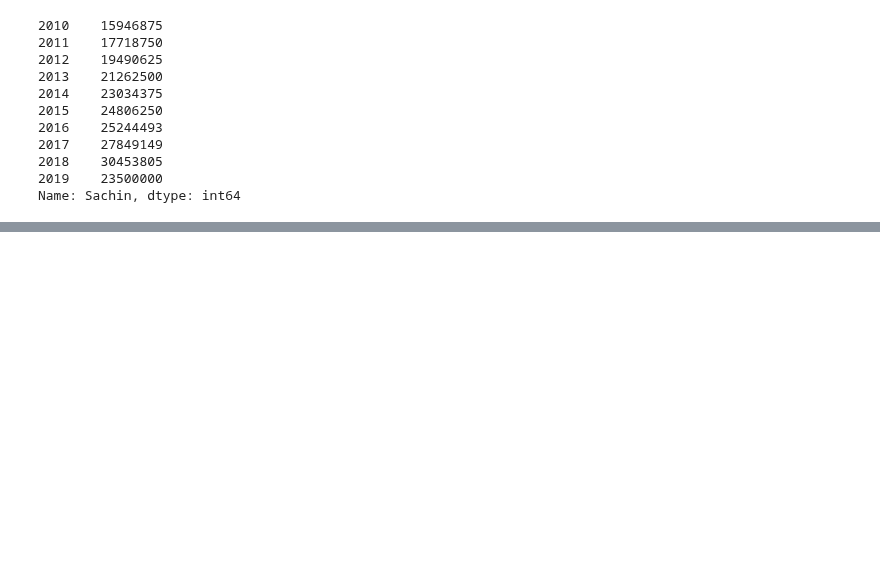
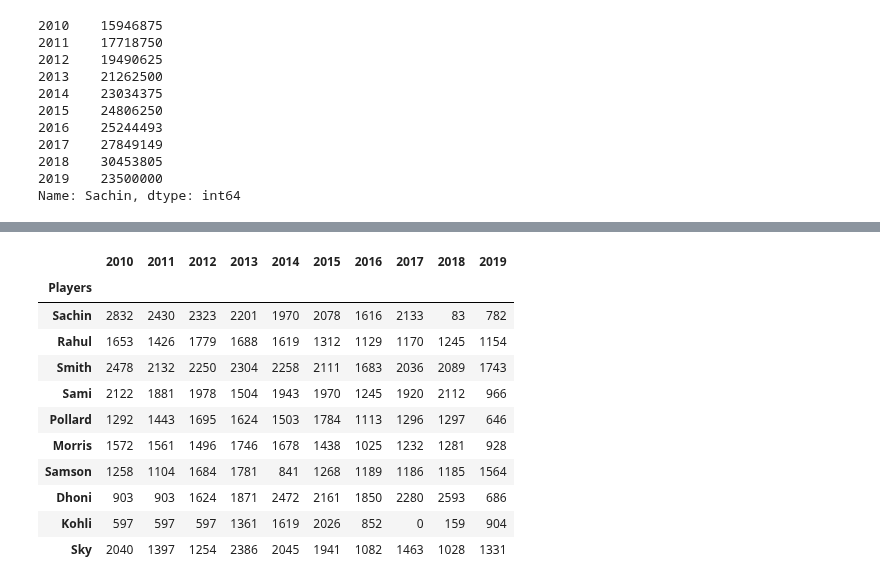
Before and after one commit to corpsedust/NareshIT, a Jupyter notebook: Self-practice(Tasks and IQ stuff)/IPL_DataAnalysis.ipynb, the cells around one changed output, grey strips where cells are left out. Cells and saved outputs as stored; diff of their text form; code cells hidden in the pictures; blank space fills up the shorter version.

```diff
--- a/Self-practice(Tasks and IQ stuff)/IPL_DataAnalysis.ipynb
+++ b/Self-practice(Tasks and IQ stuff)/IPL_DataAnalysis.ipynb
@@ -355,0 +389,15 @@ Name: Sachin, dtype: int64
+# %%
+df3
+# %% [output]
+|  | 2010 | 2011 | 2012 | 2013 | 2014 | 2015 | 2016 | 2017 | 2018 | 2019 |
+| Players |  |  |  |  |  |  |  |  |  |  |
+| Sachin | 2832 | 2430 | 2323 | 2201 | 1970 | 2078 | 1616 | 2133 | 83 | 782 |
+| Rahul | 1653 | 1426 | 1779 | 1688 | 1619 | 1312 | 1129 | 1170 | 1245 | 1154 |
+| Smith | 2478 | 2132 | 2250 | 2304 | 2258 | 2111 | 1683 | 2036 | 2089 | 1743 |
+| Sami | 2122 | 1881 | 1978 | 1504 | 1943 | 1970 | 1245 | 1920 | 2112 | 966 |
+| Pollard | 1292 | 1443 | 1695 | 1624 | 1503 | 1784 | 1113 | 1296 | 1297 | 646 |
+| Morris | 1572 | 1561 | 1496 | 1746 | 1678 | 1438 | 1025 | 1232 | 1281 | 928 |
+| Samson | 1258 | 1104 | 1684 | 1781 | 841 | 1268 | 1189 | 1186 | 1185 | 1564 |
+| Dhoni | 903 | 903 | 1624 | 1871 | 2472 | 2161 | 1850 | 2280 | 2593 | 686 |
+| Kohli | 597 | 597 | 597 | 1361 | 1619 | 2026 | 852 | 0 | 159 | 904 |
+| Sky | 2040 | 1397 | 1254 | 2386 | 2045 | 1941 | 1082 | 1463 | 1028 | 1331 |
```
Also changed, not shown: parts of 8 cells of this notebook.
